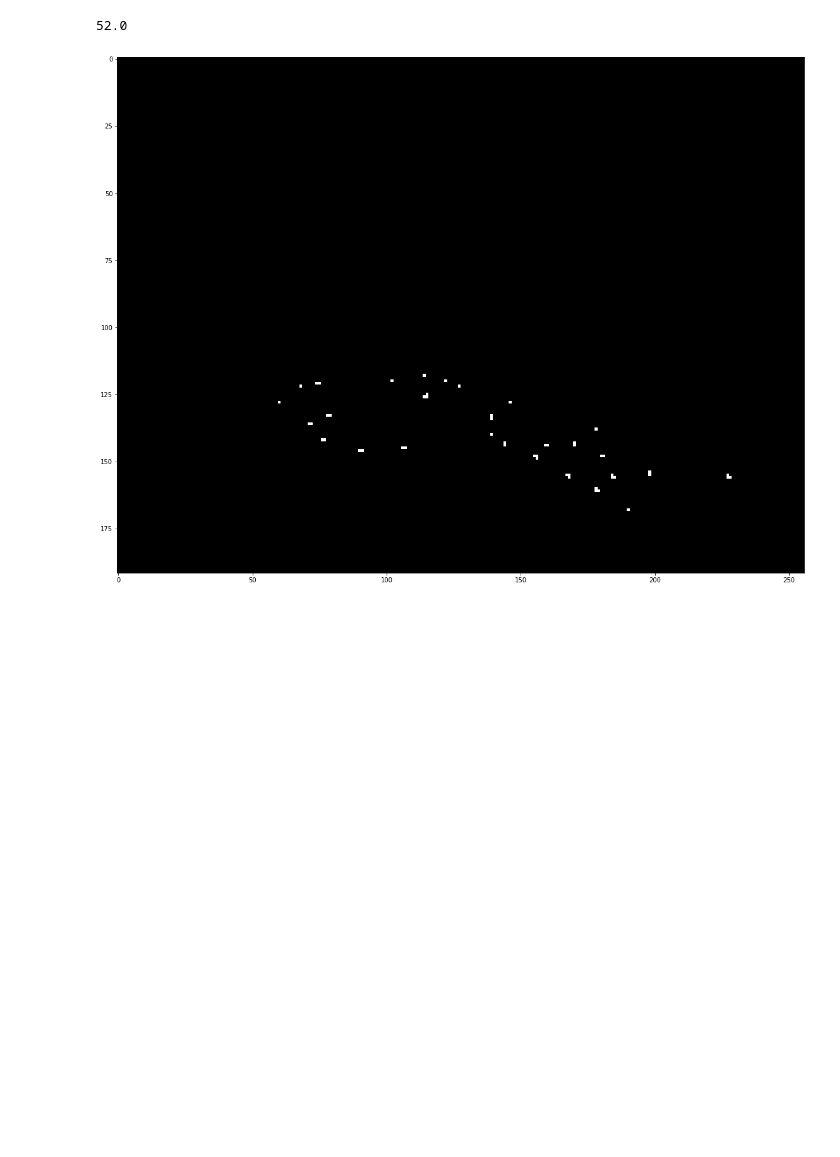
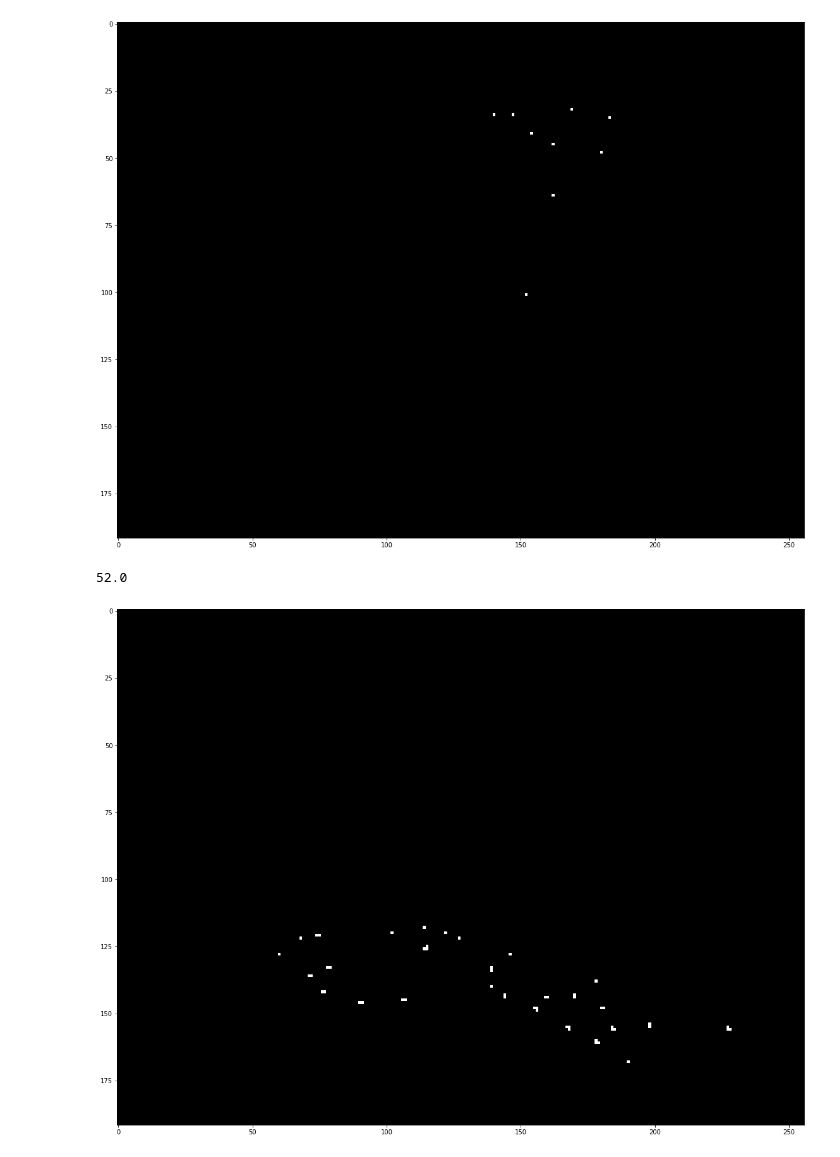
Before and after one commit to Baticsute/vietnamese-traffic-density-estimation-with-dots-enhanced, a Jupyter notebook: test.ipynb, the cells around one changed output. Cells and saved outputs as stored; diff of their text form; code cells hidden in the pictures; blank space fills up the shorter version.

Commit message:
- Heatmap modification and testing

```diff
--- a/test.ipynb
+++ b/test.ipynb
@@ -76,6 +76,14 @@ coreClock: 1.545GHz coreCount: 68 deviceMemorySize: 10.75GiB deviceMemoryBandwid
 2022-08-23 03:44:17.168676: I tensorflow/stream_executor/cuda/cuda_gpu_executor.cc:941] successful NUMA node read from SysFS had negative value (-1), but there must be at least one NUMA node, so retur ...
 2022-08-23 03:44:17.168935: I tensorflow/stream_executor/cuda/cuda_gpu_executor.cc:941] successful NUMA node read from SysFS had negative value (-1), but there must be at least one NUMA node, so retur ...
 2022-08-23 03:44:17.169137: I tensorflow/core/common_runtime/gpu/gpu_device.cc:1406] Created TensorFlow device (/job:localhost/replica:0/task:0/device:GPU:0 with 9448 MB memory) -> physical GPU (devic ...
+# %%
+(train_data, train_mask), (val_data, val_mask) = data_loader.load_train_bulk_data('mini_data')
+
+plt.figure(figsize=(30, 15))
+plt.imshow(train_mask[1], cmap='gray')
+plt.show()
+# %% [output]
+[figure, added]
 # %%
 image = imread('./examples/image-3-000412.jpg')[:, :, :3]
 resize_shape = image.shape
```
Also changed, not shown: parts of 1 cell of this notebook, 4 other files.
